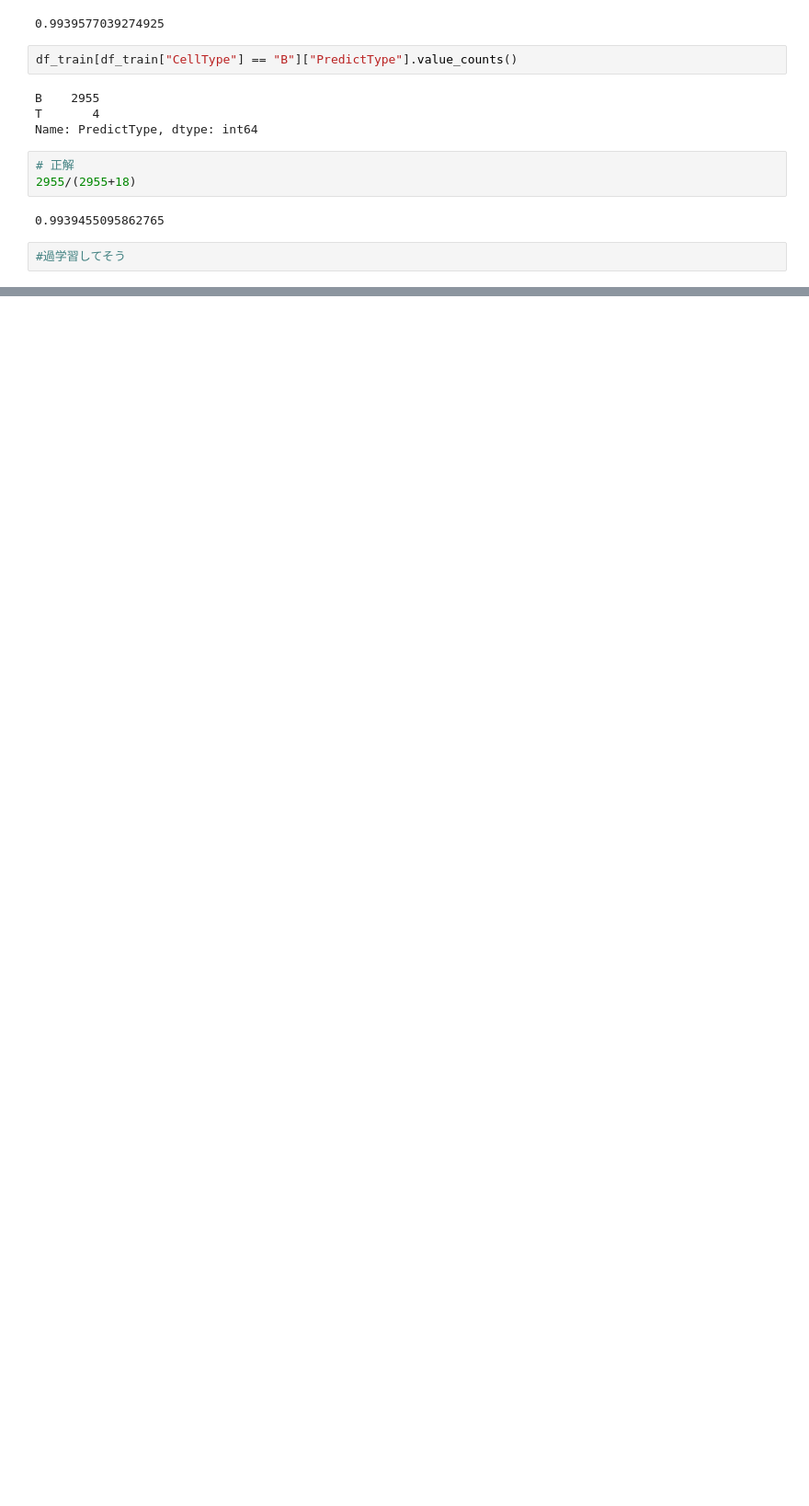
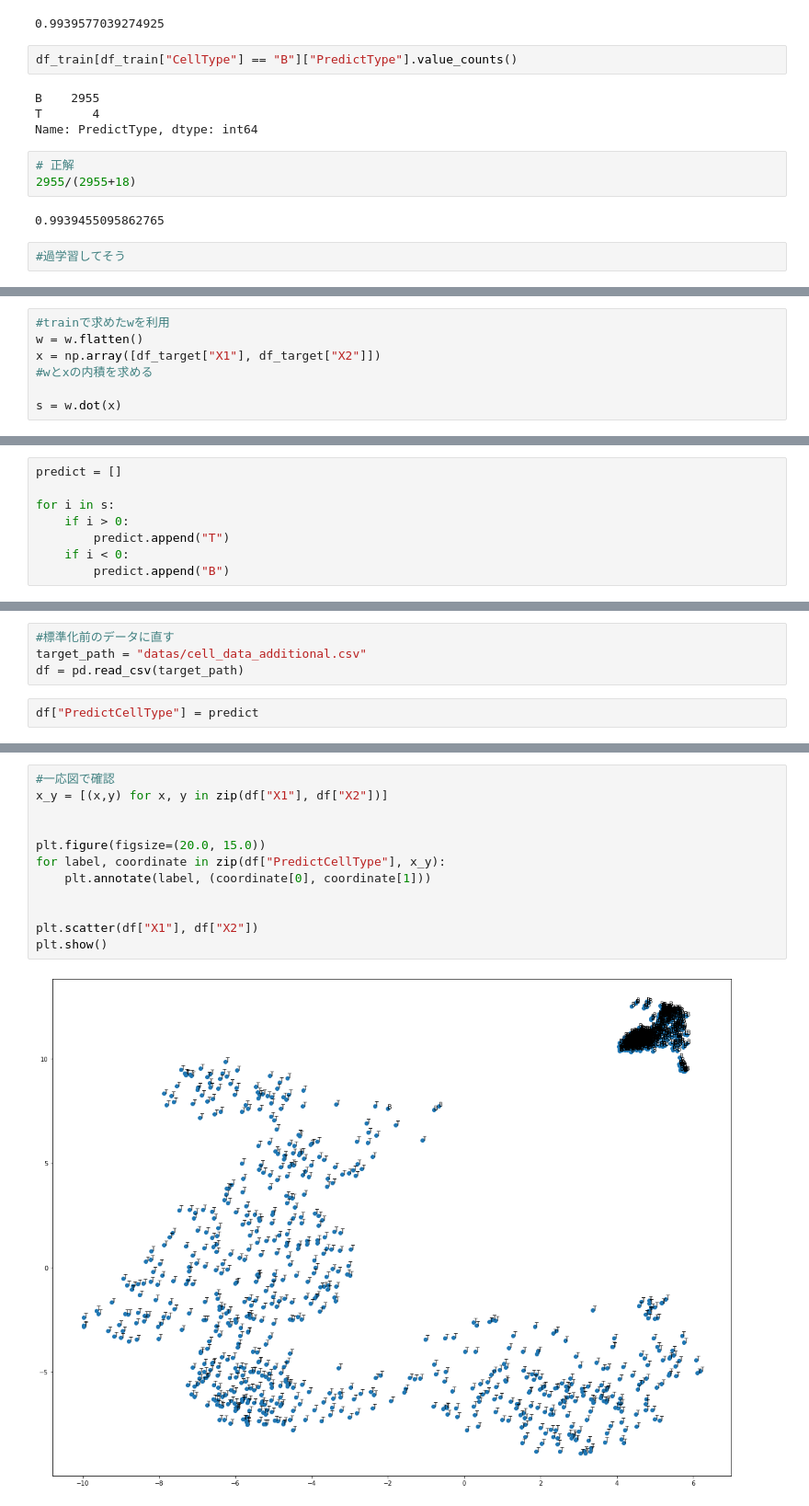
Before and after one commit to Nu2-Cracker/CellDataAnalysis, a Jupyter notebook: works/Fisher.ipynb, the cells around one changed output, grey strips where cells are left out. Shown: that part at 92% size. Cells and saved outputs as stored; diff of their text form; blank space fills up the shorter version.

```diff
--- a/works/Fisher.ipynb
+++ b/works/Fisher.ipynb
@@ -320,0 +338,7 @@ B細胞クラスター間の距離の平均:  0.20210896348317334
+# %%
+#trainで求めたwを利用
+w = w.flatten()
+x = np.array([df_target["X1"], df_target["X2"]])
+#wとxの内積を求める
+
+s = w.dot(x)
@@ -320,0 +350,8 @@ B細胞クラスター間の距離の平均:  0.20210896348317334
+# %%
+predict = []
+
+for i in s:
+    if i > 0:
+        predict.append("T")
+    if i < 0:
+        predict.append("B")
@@ -320,0 +366,6 @@ B細胞クラスター間の距離の平均:  0.20210896348317334
+# %%
+#標準化前のデータに直す
+target_path = "datas/cell_data_additional.csv"
+df = pd.read_csv(target_path)
+# %%
+df["PredictCellType"] = predict
@@ -320,0 +381,14 @@ B細胞クラスター間の距離の平均:  0.20210896348317334
+# %%
+#一応図で確認
+x_y = [(x,y) for x, y in zip(df["X1"], df["X2"])]
+
+
+plt.figure(figsize=(20.0, 15.0))
+for label, coordinate in zip(df["PredictCellType"], x_y):
+    plt.annotate(label, (coordinate[0], coordinate[1]))
+
+
+plt.scatter(df["X1"], df["X2"])
+plt.show()
+# %% [output]
+[figure, added]
```
Also changed, not shown: parts of 17 cells of this notebook, 2 other files.
